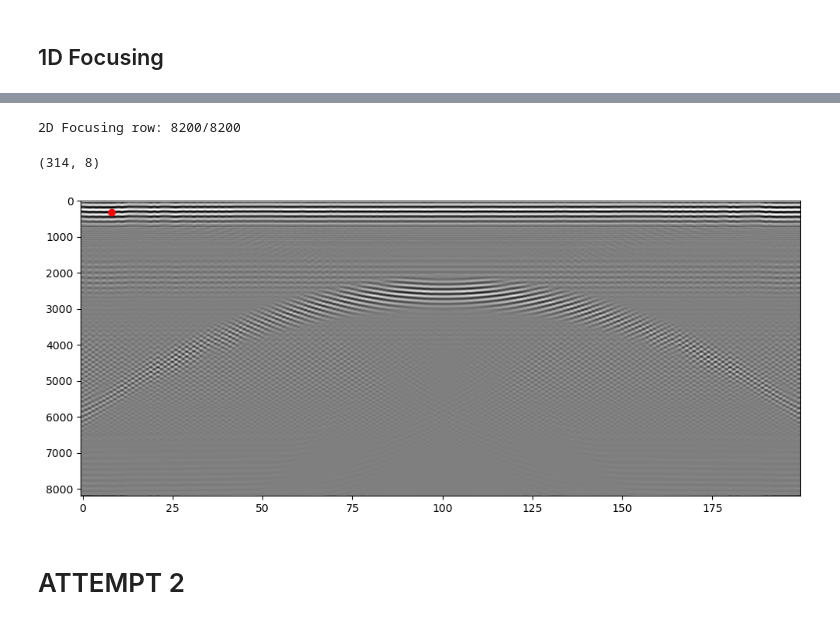
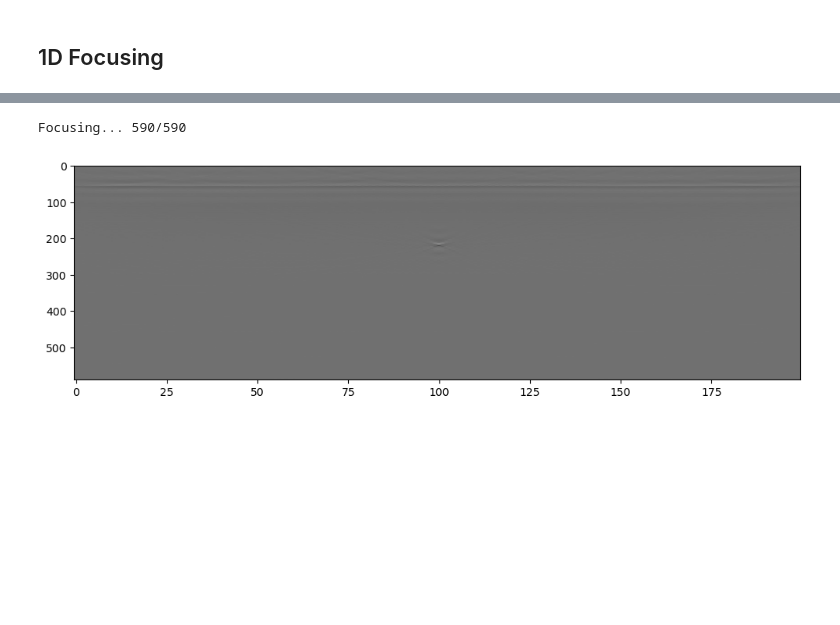
Before and after one commit to Nacnud04/EuropaRaypaths, a Jupyter notebook: Focusing/FocusMethod.ipynb, the cells around one changed output, grey strips where cells are left out. Drawn from its saved outputs; the diff is of its cells as text; code cells hidden in the pictures; blank space fills up the shorter version.

```diff
--- a/Focusing/FocusMethod.ipynb
+++ b/Focusing/FocusMethod.ipynb
@@ -27,7 +27,7 @@ for i, s in enumerate(ss):
     print(f"Simulating: {i+1}/{len(ss)} ({round(100*((i+1)/len(ss)), 1)}%)", end="     \r")
     model = Model(surf, s)
     model.set_target((5050, 5050, -200))    # set target location
-    model.gen_raypaths()    # generate raypaths
+    model.gen_raypaths(fast=True)    # generate raypaths
     ms.append(model)
 print(f"\n\nTotal processing time: {round((Time() - st)/60)} minutes and {round((Time() - st) % 60,2)} seconds")
 # %% [output]
@@ -38,7 +38,7 @@ Total processing time: 4 minutes and 12.63 seconds
 ## Generate reference function
 # %%
 # pull index of max transmittance per model
-trs = [np.argmax([m.raypaths[i].tr for i in range(len(m.raypaths))]) for m in ms]
+trs = [len(m.raypaths) // 2 for m in ms]
 # find distance in air
 rair = np.array([m.raypaths[t].mags[0] for t, m in zip(trs, ms)])
 # find distance in ice
@@ -172,6 +116,0 @@ def focus2d(rdr, l2d, dx, dt, reffun):
-# %%
-en = 10000
-dx = en / n
-focused2d = focus2d(rc, 10000, dx, 1e-9, reffun)
-# %% [output]
-2D Focusing row: 8200/8200
@@ -180,4 +116,0 @@ id = np.unravel_index(focused2d.argmax(), focused2d.shape)
-# %%
-id
-# %% [output]
-(314, 8)
@@ -184,9 +131,39 @@ id
+# %%
+def focus_pix(rdr, t, T, rngbins, k, dt=dt):
+
+    # sol
+    c = 299792458
+
+    # compute the range which is within the radargram
+    rng = np.arange(len(rngbins)) - (len(rngbins) // 2) + T
+
+    # compute the value of the range bins in the image
+    rngbins = rngbins[rng >= 0] + t
+
+    # crop to the region in the image
+    rng = rng[rng >= 0]
+    rngbins = rngbins[rng < rdr.shape[1]]
+    rng = rng[rng < rdr.shape[1]]
+    rng = rng[rngbins < rdr.shape[0]]
+    rngbins = rngbins[rngbins < rdr.shape[0]]
+
+    # rangebins to time for exponent calculation
+    rngtime = rngbins * dt * c
+    exp = np.conjugate(np.exp(2j * k * rngtime))
+
+    return np.sum(rdr[rngbins.astype(int), rng.astype(int)] * exp)
+# %%
+k = (2 * np.pi) / ss[0].lam
+focused = np.zeros_like(rdrgrm)
+for t in range(rdrgrm.shape[0]):
+    print(f"Focusing... {t+1}/{rdrgrm.shape[0]}", end="    \r")
+    for T in range(rdrgrm.shape[1]):
+        focused[t, T] = focus_pix(rdrgrm, t, T, rngbins, k)
+# %% [output]
+Focusing... 590/590
 # %%
 fig, ax = plt.subplots(1, 1, figsize=(12, 12))
-ax.imshow(np.real(focused2d), cmap="grey", aspect=0.01, vmax=1e-7, vmin=-1e-7)
-plt.scatter(id[1], id[0], color="red")
+ax.imshow(np.real(focused), cmap="grey", aspect=0.1)
 plt.show()
 # %% [output]
-[figure, old version]
+[figure, new version]
-# %% [markdown]
-# ATTEMPT 2
```
Also changed, not shown: parts of 20 cells of this notebook, 3 other files.
